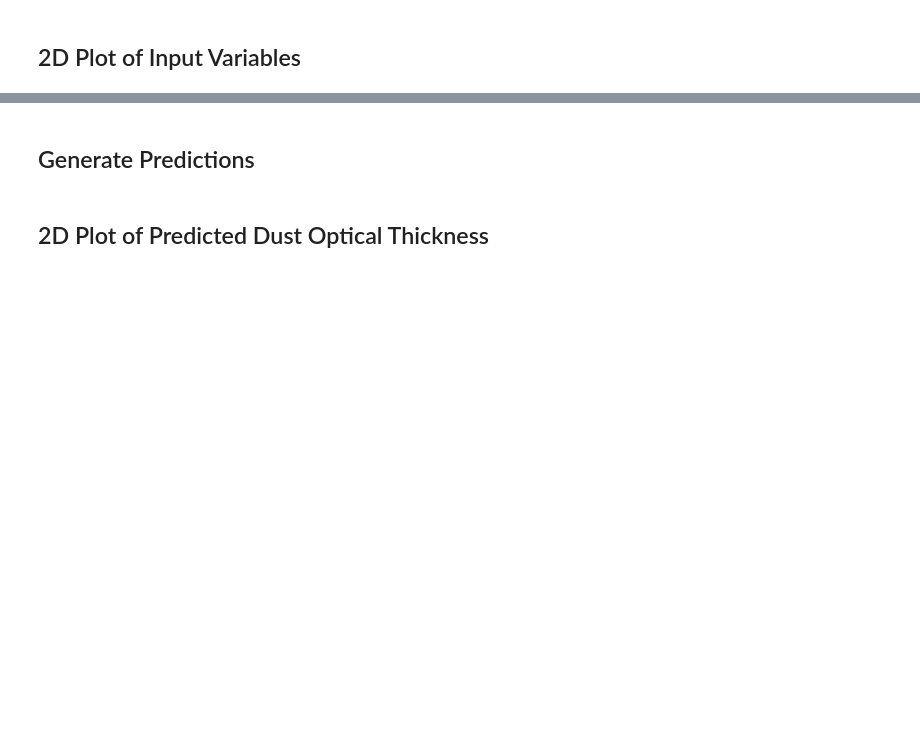
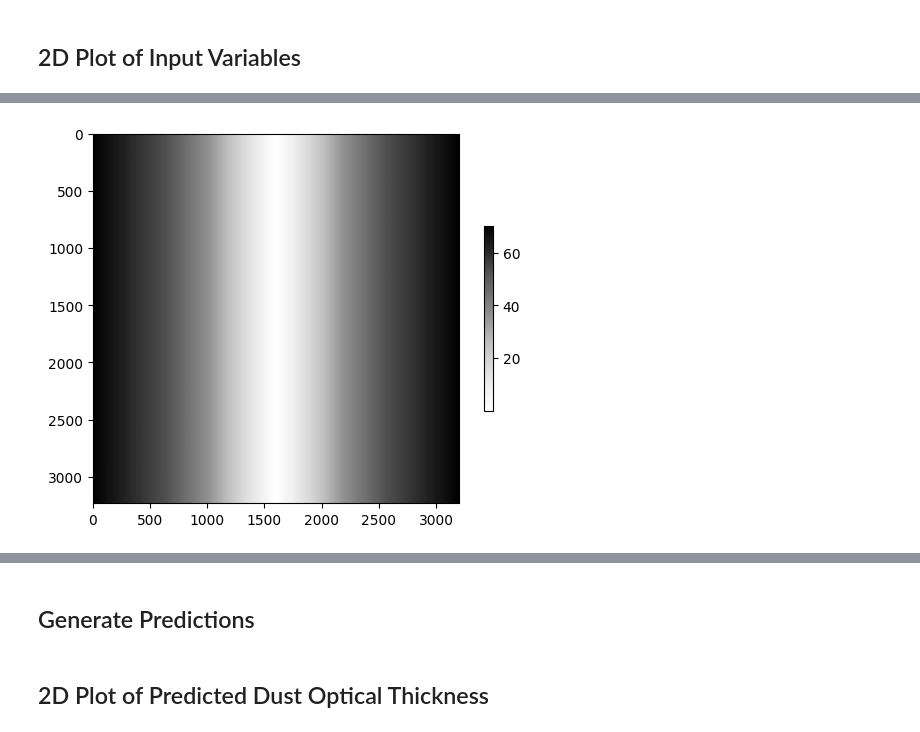
Before and after one commit to mwallace5270/hot-dust, a Jupyter notebook: predict.ipynb, the cells around one changed output, grey strips where cells are left out. Saved outputs shown, nothing was run; the diff lists cells and outputs as text; code cells hidden in the pictures; blank space fills up the shorter version.

```diff
--- a/predict.ipynb
+++ b/predict.ipynb
@@ -103,6 +112,8 @@ preprocess = reload(preprocess)
 # %%
 granule = list(sorted(Path("data/granules").glob("VNP02MOD.*")))
 granule[0]
+vnp02 = 'VNP02MOD.A2020168.1448.002.2021127084950.nc'
+vnp03 = 'VNP03MOD.A2020168.1448.002.2021125194020.nc'
 # %%
 x = preprocess.process_granule(granule[0])
 # %%
@@ -206,8 +269,10 @@ plt.show()
 # %%
 # Sensor zenith angle
-plt.imshow(variables_merged["sensor_zenith"], cmap="Grays", interpolation="none")
+plt.imshow(variables_merged["sensor_zenith"], cmap="Greys", interpolation="none")
 # Colorbar and lables
 cb = plt.colorbar(shrink=0.5)
 plt.show()
+# %% [output]
+[figure, added]
 # %%
 # Surface pressure
```
Also changed, not shown: parts of 17 cells of this notebook.
